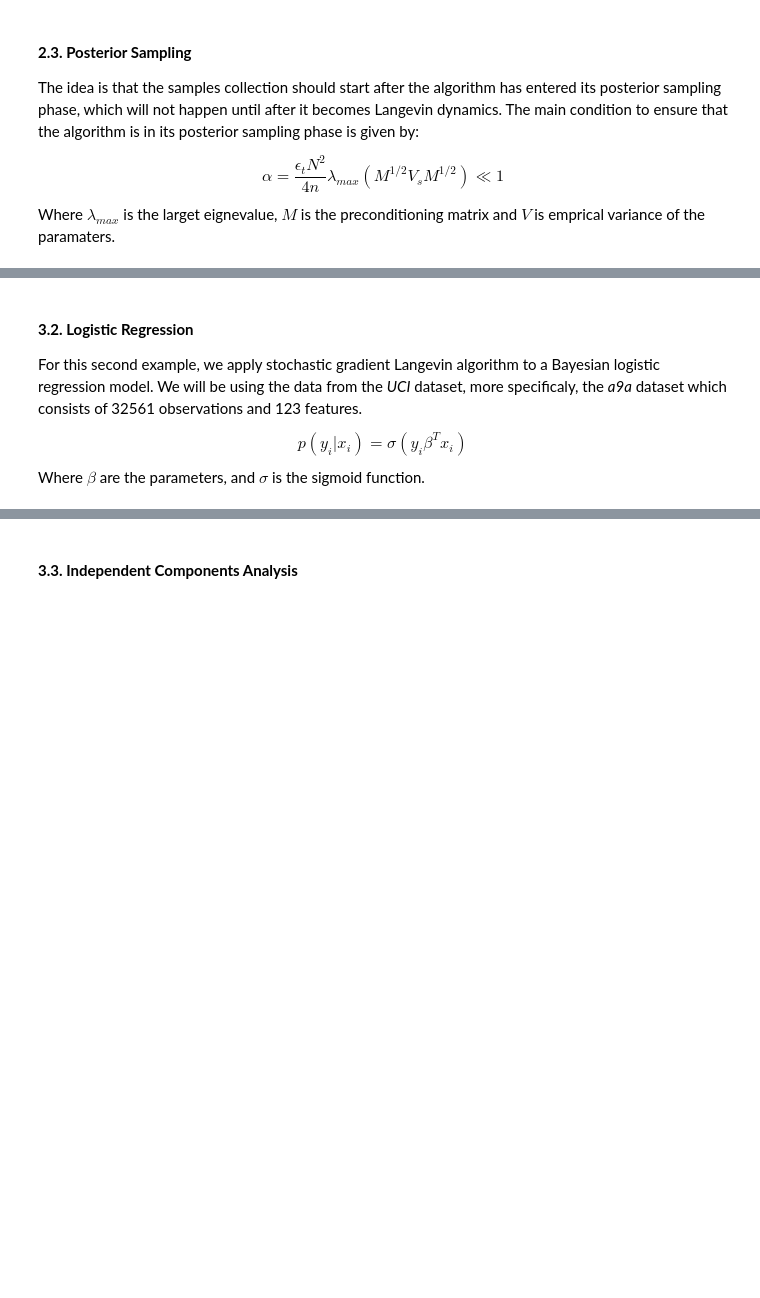
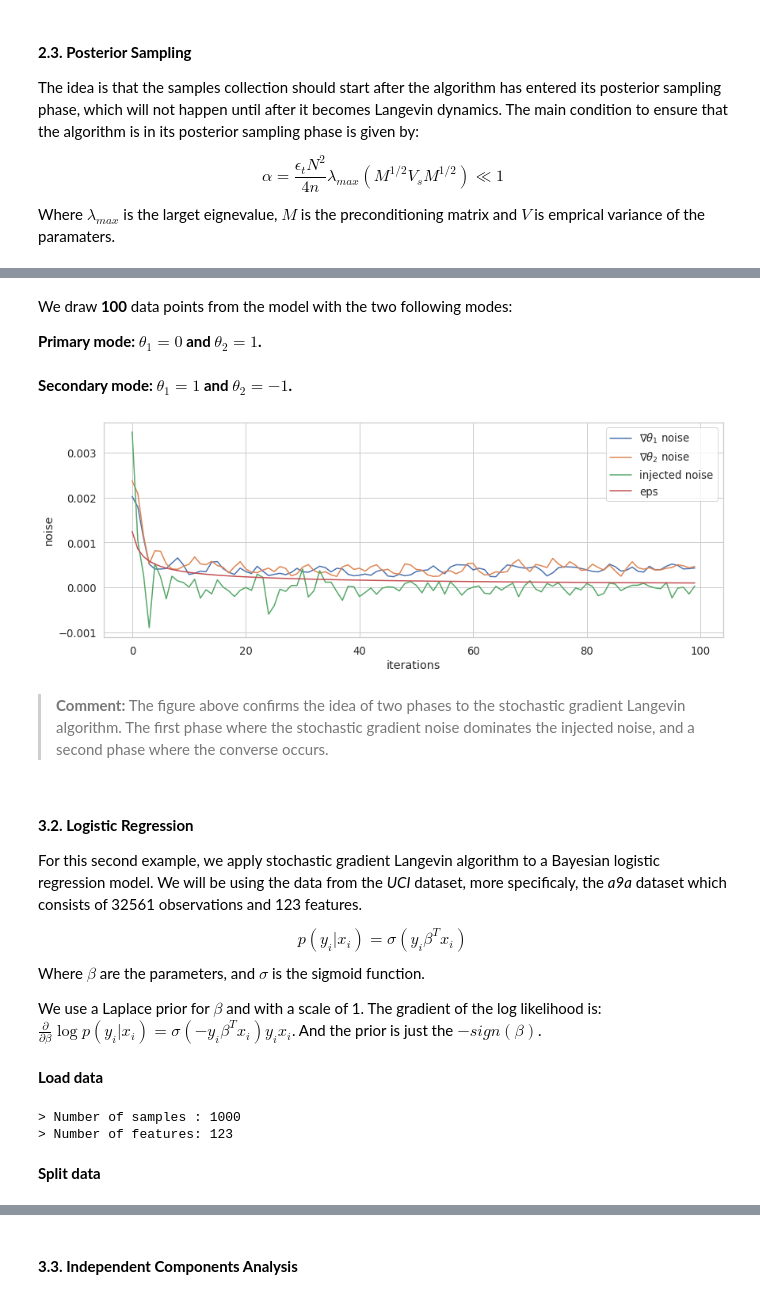
Before and after one commit to o-ikne/BML-Project, a Jupyter notebook: code/notebook.ipynb, the cells around one changed output, grey strips where cells are left out. Cells and saved outputs as stored; diff of their text form; code cells hidden in the pictures; blank space fills up the shorter version.

```diff
--- a/code/notebook.ipynb
+++ b/code/notebook.ipynb
@@ -155,0 +473,4 @@ We draw 100 data points from the model with $\theta_1=0$ and $\theta_2=1$.
+# %% [markdown]
+We draw **100** data points from the model with the two following modes:
+
+**Primary mode: $\theta_1=0$ and $\theta_2=1$.**
@@ -156,3 +499,36 @@ We draw 100 data points from the model with $\theta_1=0$ and $\theta_2=1$.
+# %% [markdown]
+**Secondary mode: $\theta_1=1$ and $\theta_2=-1$.**
+# %%
+## parameters
+theta = [1, -1]
+
+## generate mixture of Gaussians
+X = generate_MG_samples(n_samples=n_samples, theta=theta, sigma=np.sqrt(2))
+
+## run SGLD
+thetas, noises = SGLD(X, log_prior, log_likelihood, batch_size, epsilon, n_iter, random_state=1)
+grad_2 = np.gradient(thetas)
+# %%
+## compute parameters noise
+grad_1 = np.abs(np.gradient([x for x, _ in thetas])) / n_iter
+grad_2 = np.abs(np.gradient([x for _, x in thetas])) / n_iter
+# %%
+## create a subplots
+fig, ax = plt.subplots(figsize=(14, 5))
+
+## display injected noise
+ax.plot(grad_1, label=r'$\nabla\theta_1$ noise')
+ax.plot(grad_2, label=r'$\nabla\theta_2$ noise')
+ax.plot(noises, label='injected noise')
+ax.plot([epsilon(t) for t in range(1, n_iter+1)], label='eps')
+ax.set_xlabel('iterations')
+ax.set_ylabel('noise')
+ax.legend()
+plt.show()
+# %% [output]
+[figure, added]
+# %% [markdown]
+>**Comment:** The figure above confirms the idea of two phases to the stochastic gradient Langevin algorithm. The first phase where the stochastic gradient noise dominates the injected noise, and a second phase where the converse occurs.
 # %% [markdown]
 #### **3.2. Logistic Regression**
 For this second example, we apply stochastic gradient Langevin algorithm to a Bayesian logistic regression model.
@@ -162,3 +538,5 @@ $$
 p(y_i|x_i) = \sigma(y_i\beta^Tx_i)
 $$
 Where $\beta$ are the parameters, and $\sigma$ is the sigmoid function.
+
+We use a Laplace prior for $\beta$ and with a scale of 1. The gradient of the log likelihood is: $\frac{\partial}{\partial\beta}\log{p(y_i|x_i)} = \sigma(-y_i\beta^T x_i) y_ix_i$. And the prior is just the $-sign(\beta)$.
@@ -164,0 +593,19 @@ Where $\beta$ are the parameters, and $\sigma$ is the sigmoid function.
+# %% [markdown]
+**Load data**
+# %%
+## upload "a9a" dataset
+X, y = fetch_openml(name='a9a', version=1, return_X_y=True, as_frame=False)
+
+## number of samples to pick
+n_samples = 1000
+X = X[:n_samples]
+y = y[:n_samples]
+N, d = X.shape
+
+print(f'> Number of samples : {N}')
+print(f'> Number of features: {d}')
+# %% [output]
+> Number of samples : 1000
+> Number of features: 123
+# %% [markdown]
+**Split data**
```
Also changed, not shown: parts of 20 cells of this notebook.
